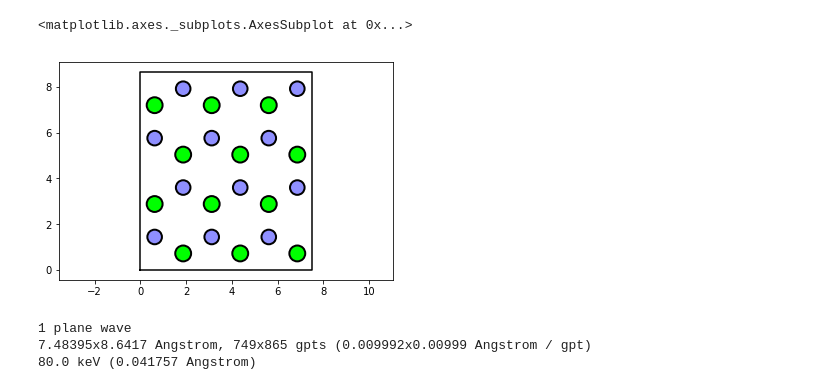
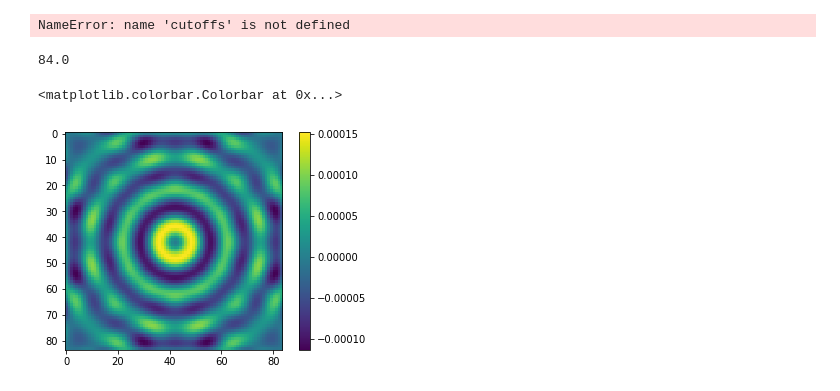
Before and after one commit to jacobjma/tensorwaves, a Jupyter notebook: test.ipynb, the cells around one changed output. Saved outputs shown, nothing was run; the diff lists cells and outputs as text; code cells hidden in the pictures.

```diff
--- a/test.ipynb
+++ b/test.ipynb
@@ -17,25 +15,45 @@ The autoreload extension is already loaded. To reload it, use:
 # %%
 tf.enable_eager_execution()
-# %%
-n = 1
-atoms = read('hbn.cif')
-atoms *= (n*3, n*2, 1)
-
-plotutils.show_atoms(atoms, 'xy', scale=300)
-# %% [output]
-<matplotlib.axes._subplots.AxesSubplot at 0x...>
-[figure, removed]
-# %%
-potential = Potential(atoms)
-wave = PlaneWaves(energy=80e3, sampling=(.01,)*2)
-
-wave.adapt(potential)
-#wave
-
-
-
-#wave.build()
-# %% [output]
-1 plane wave
-7.48395x8.6417 Angstrom, 749x865 gpts (0.009992x0.00999 Angstrom / gpt)
-80.0 keV (0.041757 Angstrom)
+# %%
+
+n = 1
+atoms = read('hbn.cif')
+
+atomic_numbers = atoms.get_atomic_numbers()
+
+cell = atoms.get_cell()
+cell[2,2]*=1
+atoms.set_cell(cell)
+atoms.center()
+
+atoms *= (n*3, n*2, 1)
+
+potential = Potential(atoms, sampling = (.005,.005))
+sliced_potential = potential.slice(6, tolerance=.1e-2)
+
+#print(potential, len(atoms))
+
+#for i in tqdm(range(8*10**6//len(atoms))):
+#sliced_potential[0].tensor(10)
+#plotutils.show_atoms(potential_slice, 'xz', scale=70)
+# %% [output]
+NameError: name 'cutoffs' is not defined
+# %%
+from tensorwaves.waves import ProbeWaves
+from tensorwaves.ctf import CTF
+
+probe = ProbeWaves(100e-3, defocus=0, energy=200e3, extent=(5/3,5/3), sampling=(.02,.02), rolloff=0e-3)
+
+probe.show(mode='real', space='direct')
+
+#p = probe._tensor()
+
+
+#plt.imshow(ctf._tensor().numpy().real)
+# %%
+plt.imshow((probe.build()._tensor - waves.build().probe(2.5,2.5)).numpy()[0].real)
+plt.colorbar()
+# %% [output]
+84.0
+<matplotlib.colorbar.Colorbar at 0x...>
+[figure, added]
```
Also changed, not shown: parts of 3 cells of this notebook, 10 other files.
